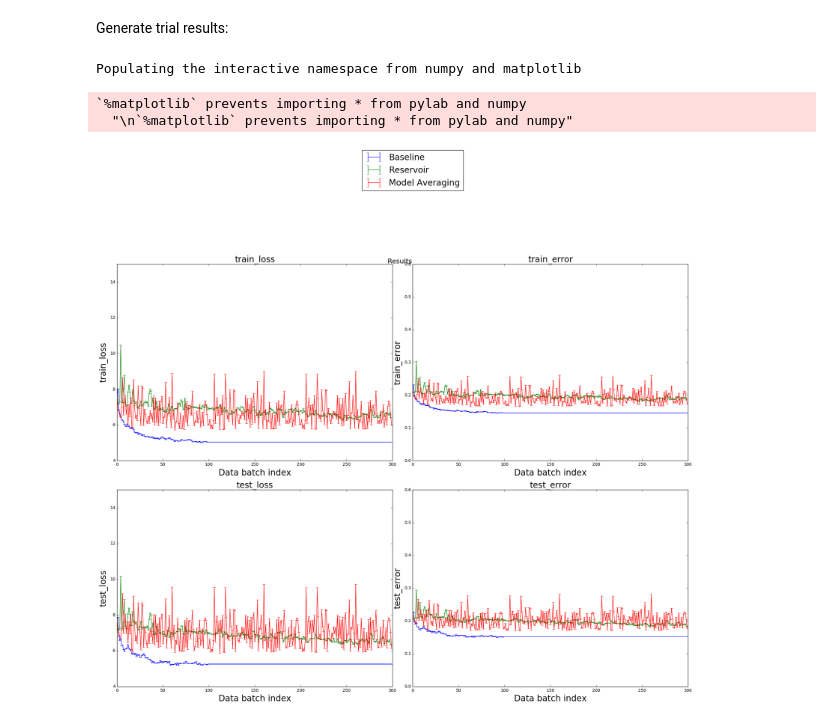
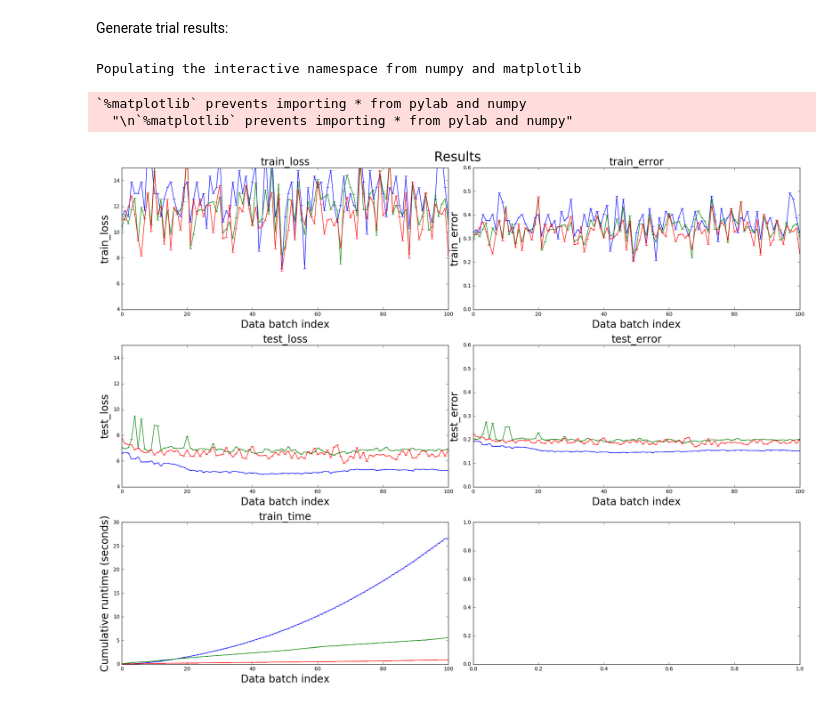
Before and after one commit to noahgolmant/incremental-logistic-regression, a Jupyter notebook: Incremental Learning Techniques.ipynb, the cells around one changed output. Saved outputs shown, nothing was run; the diff lists cells and outputs as text; code cells hidden in the pictures.

Commit message:
add timing code and separate plotting notebook

```diff
--- a/Incremental Learning Techniques.ipynb
+++ b/Incremental Learning Techniques.ipynb
@@ -79,13 +59,19 @@ class Trial:
 # %%
 class BaselineTrial(Trial):
     def load_data(self):
-        self.data_batches, self.label_batches = load_optimal_batches(train_data, train_labels, num_data_batches)
+        self.data_batches, self.label_batches = load_optimal_batches(self.train_data, self.train_labels, num_data_batches)
+        self.comparison_data, self.comparison_labels = load_incremental_batches(self.train_data, train_labels, num_data_batches)
 
     def run_trial(self):
         for i in range(self.num_data_batches * self.num_repeats):
+            self.metrics.start_trial()
+
             ind = min(i, self.num_data_batches - 1)
             data = self.data_batches[ind]
             labels = self.label_batches[ind]
+
+            comparison_ind = i % self.num_data_batches
+            comparison_data = self.comparison_data[comparison_ind]
 
             # no need to retrain if we've already seen all data
             if i < self.num_data_batches:
@@ -96,11 +82,13 @@ class BaselineTrial(Trial):
                                       warm_start=False)
                 model = model.fit(data, labels)
 
+            self.metrics.end_trial()
+
             # append predictions
             if not self.timed:
-                train_predictions = model.predict(train_data)
+                train_predictions = model.predict(comparison_data)
                 test_predictions = model.predict(test_data)
-                self.metrics.add_predictions(train_predictions, test_predictions)
+                self.metrics.add_predictions(train_predictions, test_predictions, comparison_ind)
 # %%
 class ReservoirTrial(Trial):
     def __init__(self, reg_param, num_iterations, eta0, num_data_batches, num_repeats,
@@ -110,7 +98,7 @@ class ReservoirTrial(Trial):
         self.force_warm = force_warm
 
     def load_data(self):
-        self.data_batches, self.label_batches = load_incremental_batches(train_data, train_labels, num_data_batches)
+        self.data_batches, self.label_batches = load_incremental_batches(self.train_data, self.train_labels, num_data_batches)
 
     def setup_trials(self):
         self.data_reservoir = np.random.rand(self.reservoir_size, train_data.shape[1])
@@ -119,6 +107,8 @@ class ReservoirTrial(Trial):
 
     def run_trial(self):
         for i in range(self.num_data_batches * self.num_repeats):
+            self.metrics.start_trial()
+
             # load data for the current batch
             ind = i % self.num_data_batches
             data = self.data_batches[ind]
@@ -146,12 +136,12 @@ class ReservoirTrial(Trial):
 
             model = model.fit(self.data_reservoir, self.labels_reservoir)
 
-
+            self.metrics.end_trial()
             # append predictions for metrics calculations
             if not self.timed:
-                train_predictions = model.predict(train_data)
+                train_predictions = model.predict(data)
                 test_predictions = model.predict(test_data)
-                self.metrics.add_predictions(train_predictions, test_predictions)
+                self.metrics.add_predictions(train_predictions, test_predictions, ind)
 # %%
 class ModelAveragingTrial(Trial):
     def __init__(self, reg_param, num_iterations, eta0, num_data_batches, num_repeats,
@@ -160,7 +150,7 @@ class ModelAveragingTrial(Trial):
         self.force_warm = force_warm
 
     def load_data(self):
-        self.data_batches, self.label_batches = load_incremental_batches(train_data, train_labels, num_data_batches)
+        self.data_batches, self.label_batches = load_incremental_batches(self.train_data, self.train_labels, num_data_batches)
 
     def update_model(self, model, n):
         if n == 1:
@@ -185,6 +175,7 @@ class ModelAveragingTrial(Trial):
         n = 1
 
         for i in range(self.num_data_batches * self.num_repeats):
+            self.metrics.start_trial()
             # load data for the current batch
             ind = i % self.num_data_batches
             data = self.data_batches[ind]
@@ -201,11 +192,12 @@ class ModelAveragingTrial(Trial):
             self.update_model(model, n)
             n += 1
 
+            self.metrics.end_trial()
             # track prediction metrics
             if not self.timed:
-                train_predictions = model.predict(train_data)
+                train_predictions = model.predict(data)
                 test_predictions = model.predict(test_data)
-                self.metrics.add_predictions(train_predictions, test_predictions)
+                self.metrics.add_predictions(train_predictions, test_predictions, ind)
 # %%
 ### Testing parameters
 opt_reg_param = 0.001
@@ -272,41 +264,44 @@ display_indices = list(range(num_data_batches * num_repeats))
 
 % pylab inline
 pylab.rcParams['figure.figsize'] = (20, 15)
-fig, axs = plt.subplots(nrows=2, ncols=2, sharex=False)
+fig, axs = plt.subplots(nrows=3, ncols=2, sharex=False)
 
-plt.tight_layout(pad=3.0, w_pad=2.0, h_pad=5.0)
+plt.tight_layout(pad=5.0, w_pad=2.0, h_pad=5.0)
 
 labels = ['Baseline', 'Reservoir', 'Model Averaging']
 metrics = [optimal_metrics, reservoir_metrics, model_avg_metrics]
 
 def plot(ax, metrics, attribute, labels, show_errors=False):
     for metric, label in zip(metrics, labels):
         line, errors = getattr(metric, attribute)
         if not show_errors:
             errors = 0
 
-        ax.errorbar(display_indices, line, yerr=errors, label=label)
+        ax.errorbar(display_indices[:num_data_batches+1], line[:num_data_batches+1], yerr=errors, label=label)
         ax.set_xlabel('Data batch index', fontsize=20)
         ax.set_ylabel(attribute[:-5], fontsize=20)
         ax.set_title(attribute[:-5], fontsize=20)
 
 plot(axs[0, 0], metrics, 'train_loss_data', labels)
 plot(axs[0,1], metrics, 'train_error_data', labels)
 plot(axs[1,0], metrics, 'test_loss_data', labels)
 plot(axs[1,1], metrics, 'test_error_data', labels)
 
+plot(axs[2, 0], metrics, 'train_time_data', labels)
+axs[2,0].set_ylabel('Cumulative runtime (seconds)')
+
 # limit axes
 # set the same bounds
 axs[0,1].set_ylim([0,0.6])
 axs[1,1].set_ylim([0,0.6])
 axs[1,0].set_ylim([4,15])
 axs[0,0].set_ylim([4,15])
 
 plt.legend(loc='lower center', bbox_to_anchor=(0, 2.5), fontsize=20)
-fig.suptitle('Results', fontsize=16)
+fig.suptitle('Results', fontsize=25)
 plt.show()
 # %% [output]
 Populating the interactive namespace from numpy and matplotlib
 `%matplotlib` prevents importing * from pylab and numpy
   "\n`%matplotlib` prevents importing * from pylab and numpy"
-[figure, old version]
+[figure, new version]
```
Also changed, not shown: parts of 2 cells of this notebook, 2 other files.
